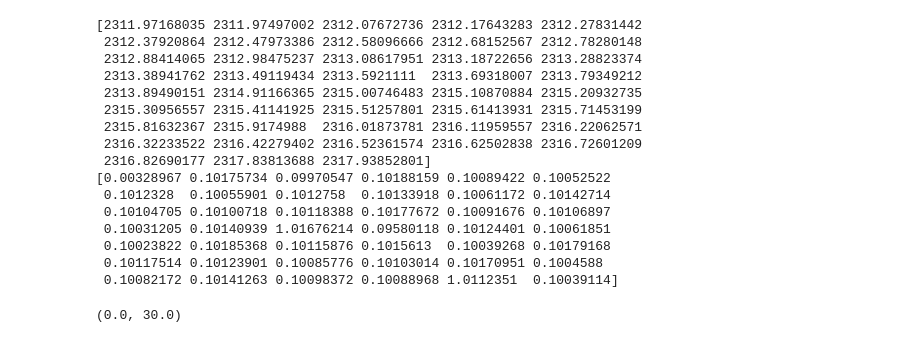
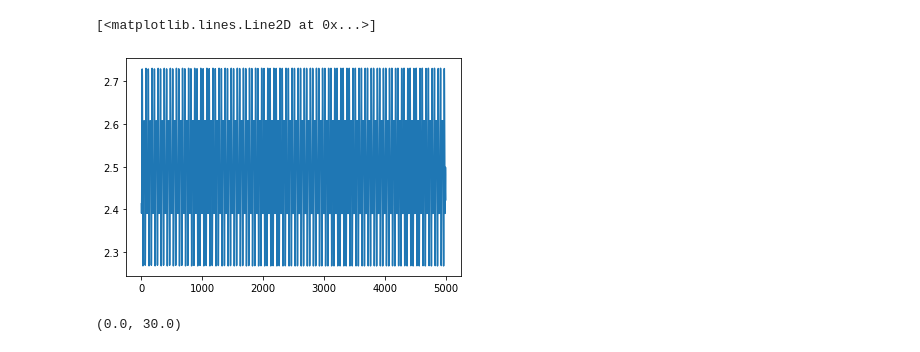
Before and after one commit to Vincentvjj/opm_tacs_flicker, a Jupyter notebook: marker_reader.ipynb, the cells around one changed output. Saved outputs shown, nothing was run; the diff lists cells and outputs as text; code cells hidden in the pictures.

```diff
--- a/marker_reader.ipynb
+++ b/marker_reader.ipynb
@@ -33,23 +54,16 @@ plt.plot(diff_ts[:])
-# %%
-print(stream['time_stamps'][:])
-print(diff_ts)
-# %% [output]
-[2311.97168035 2311.97497002 2312.07672736 2312.17643283 2312.27831442
- 2312.37920864 2312.47973386 2312.58096666 2312.68152567 2312.78280148
- 2312.88414065 2312.98475237 2313.08617951 2313.18722656 2313.28823374
- 2313.38941762 2313.49119434 2313.5921111  2313.69318007 2313.79349212
- 2313.89490151 2314.91166365 2315.00746483 2315.10870884 2315.20932735
- 2315.30956557 2315.41141925 2315.51257801 2315.61413931 2315.71453199
- 2315.81632367 2315.9174988  2316.01873781 2316.11959557 2316.22062571
- 2316.32233522 2316.42279402 2316.52361574 2316.62502838 2316.72601209
- 2316.82690177 2317.83813688 2317.93852801]
-[0.00328967 0.10175734 0.09970547 0.10188159 0.10089422 0.10052522
- 0.1012328  0.10055901 0.1012758  0.10133918 0.10061172 0.10142714
- 0.10104705 0.10100718 0.10118388 0.10177672 0.10091676 0.10106897
- 0.10031205 0.10140939 1.01676214 0.09580118 0.10124401 0.10061851
- 0.10023822 0.10185368 0.10115876 0.1015613  0.10039268 0.10179168
- 0.10117514 0.10123901 0.10085776 0.10103014 0.10170951 0.1004588
- 0.10082172 0.10141263 0.10098372 0.10088968 1.0112351  0.10039114]
+# %%
+fieldline_data = data[1]['time_series']
+stim_adc = fieldline_data[:, 11]
+# print(data[0])
+# print(fieldline_data.shape)
+
+# plt.plot(fieldline_data[:1000, 4] * 1e-15)
+# plt.plot(fieldline_data[:1000, 10] * 1e-15)
+# %%
+plt.plot(stim_adc[10000:15000])
+# %% [output]
+[<matplotlib.lines.Line2D at 0x...>]
+[figure, added]
 # %%
 
 time=np.linspace(0, 10, 1000)
```
Also changed, not shown: parts of 3 cells of this notebook, 11 other files.
